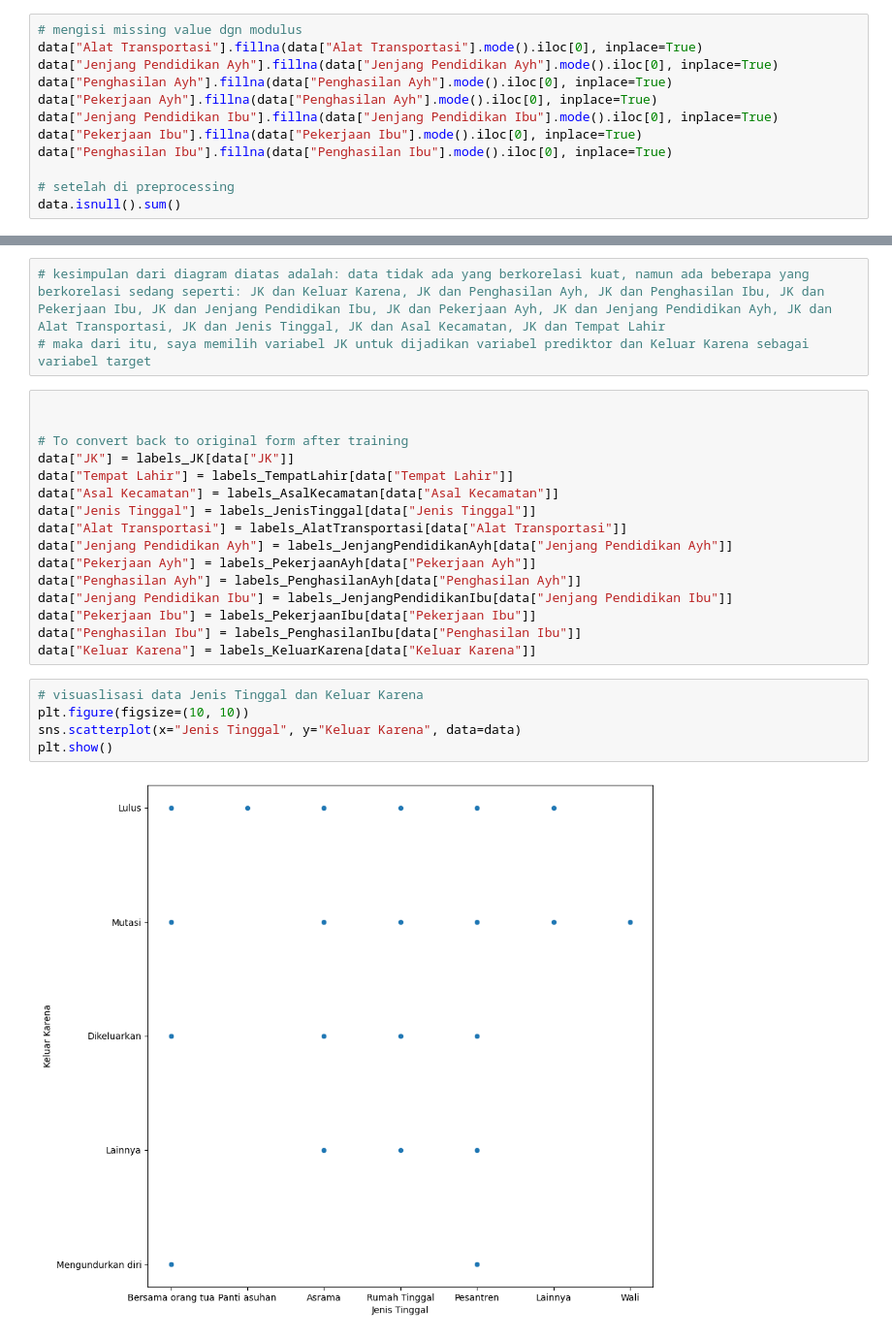
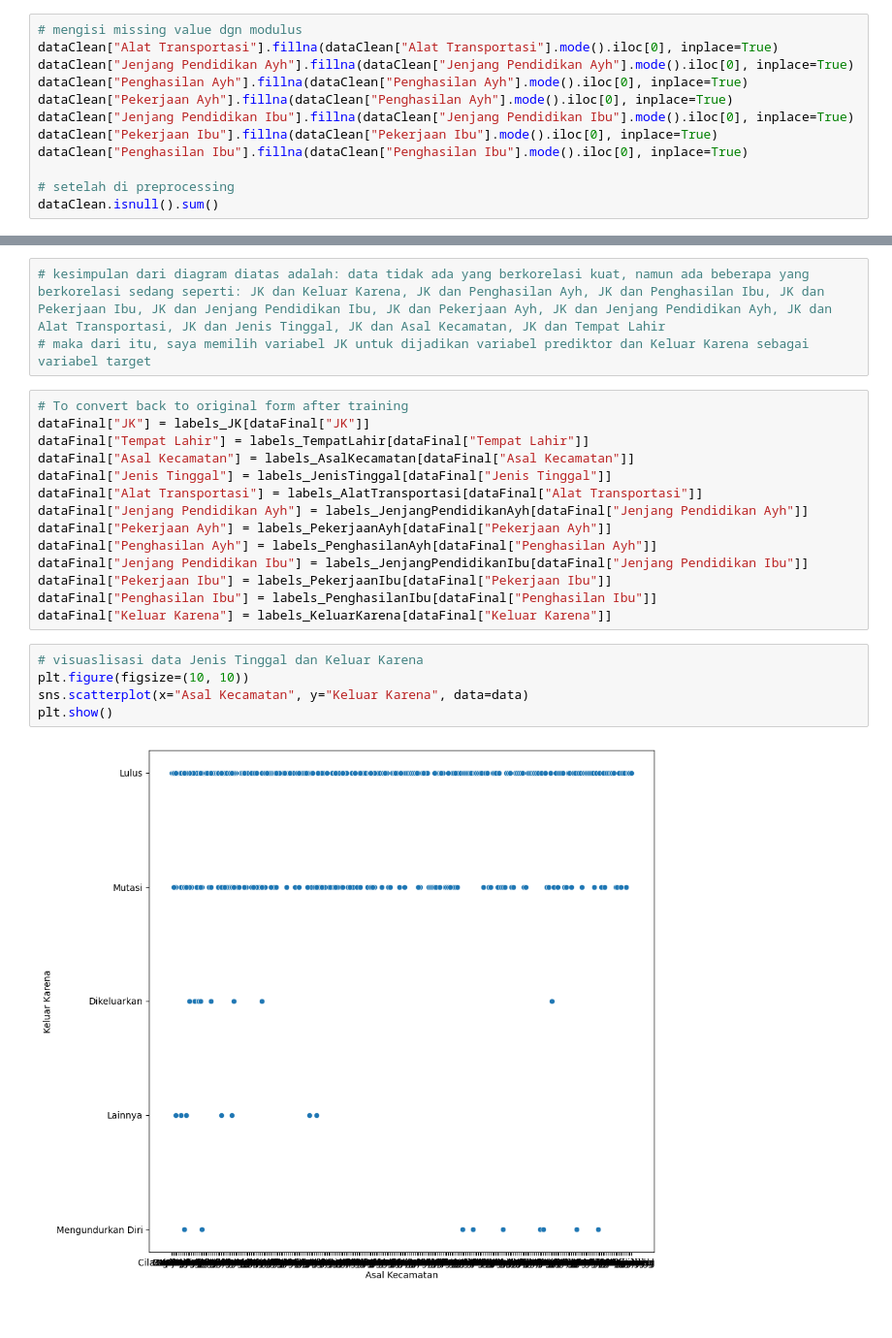
Before and after one commit to isnanramalia/klasifikasi-siswa-dropout, a Jupyter notebook: notebook.ipynb, the cells around one changed output, grey strips where cells are left out. Shown at 97% size. Cells and saved outputs as stored; diff of their text form.

```diff
--- a/notebook.ipynb
+++ b/notebook.ipynb
@@ -160,16 +186,16 @@ Keluar Karena             0
 dtype: int64
 # %%
 # mengisi missing value dgn modulus
-data["Alat Transportasi"].fillna(data["Alat Transportasi"].mode().iloc[0], inplace=True)
-data["Jenjang Pendidikan Ayh"].fillna(data["Jenjang Pendidikan Ayh"].mode().iloc[0], inplace=True)
-data["Penghasilan Ayh"].fillna(data["Penghasilan Ayh"].mode().iloc[0], inplace=True)
-data["Pekerjaan Ayh"].fillna(data["Penghasilan Ayh"].mode().iloc[0], inplace=True)
-data["Jenjang Pendidikan Ibu"].fillna(data["Jenjang Pendidikan Ibu"].mode().iloc[0], inplace=True)
-data["Pekerjaan Ibu"].fillna(data["Pekerjaan Ibu"].mode().iloc[0], inplace=True)
-data["Penghasilan Ibu"].fillna(data["Penghasilan Ibu"].mode().iloc[0], inplace=True)
+dataClean["Alat Transportasi"].fillna(dataClean["Alat Transportasi"].mode().iloc[0], inplace=True)
+dataClean["Jenjang Pendidikan Ayh"].fillna(dataClean["Jenjang Pendidikan Ayh"].mode().iloc[0], inplace=True)
+dataClean["Penghasilan Ayh"].fillna(dataClean["Penghasilan Ayh"].mode().iloc[0], inplace=True)
+dataClean["Pekerjaan Ayh"].fillna(dataClean["Penghasilan Ayh"].mode().iloc[0], inplace=True)
+dataClean["Jenjang Pendidikan Ibu"].fillna(dataClean["Jenjang Pendidikan Ibu"].mode().iloc[0], inplace=True)
+dataClean["Pekerjaan Ibu"].fillna(dataClean["Pekerjaan Ibu"].mode().iloc[0], inplace=True)
+dataClean["Penghasilan Ibu"].fillna(dataClean["Penghasilan Ibu"].mode().iloc[0], inplace=True)
 
 # setelah di preprocessing
-data.isnull().sum()
+dataClean.isnull().sum()
 # %% [output]
 JK                        0
 Tanggal Lahir             0
@@ -336,28 +353,26 @@ plt.show()
 # kesimpulan dari diagram diatas adalah: data tidak ada yang berkorelasi kuat, namun ada beberapa yang berkorelasi sedang seperti: JK dan Keluar Karena, JK dan Penghasilan Ayh, JK dan Penghasilan Ibu, JK dan Pekerjaan Ibu, JK dan Jenjang Pendidikan Ibu, JK dan Pekerjaan Ayh, JK dan Jenjang Pendidikan Ayh, JK dan Alat Transportasi, JK dan Jenis Tinggal, JK dan Asal Kecamatan, JK dan Tempat Lahir
 # maka dari itu, saya memilih variabel JK untuk dijadikan variabel prediktor dan Keluar Karena sebagai variabel target
 # %%
-
-
 # To convert back to original form after training
-data["JK"] = labels_JK[data["JK"]]
-data["Tempat Lahir"] = labels_TempatLahir[data["Tempat Lahir"]]
-data["Asal Kecamatan"] = labels_AsalKecamatan[data["Asal Kecamatan"]]
-data["Jenis Tinggal"] = labels_JenisTinggal[data["Jenis Tinggal"]]
-data["Alat Transportasi"] = labels_AlatTransportasi[data["Alat Transportasi"]]
-data["Jenjang Pendidikan Ayh"] = labels_JenjangPendidikanAyh[data["Jenjang Pendidikan Ayh"]]
-data["Pekerjaan Ayh"] = labels_PekerjaanAyh[data["Pekerjaan Ayh"]]
-data["Penghasilan Ayh"] = labels_PenghasilanAyh[data["Penghasilan Ayh"]]
-data["Jenjang Pendidikan Ibu"] = labels_JenjangPendidikanIbu[data["Jenjang Pendidikan Ibu"]]
-data["Pekerjaan Ibu"] = labels_PekerjaanIbu[data["Pekerjaan Ibu"]]
-data["Penghasilan Ibu"] = labels_PenghasilanIbu[data["Penghasilan Ibu"]]
-data["Keluar Karena"] = labels_KeluarKarena[data["Keluar Karena"]]
+dataFinal["JK"] = labels_JK[dataFinal["JK"]]
+dataFinal["Tempat Lahir"] = labels_TempatLahir[dataFinal["Tempat Lahir"]]
+dataFinal["Asal Kecamatan"] = labels_AsalKecamatan[dataFinal["Asal Kecamatan"]]
+dataFinal["Jenis Tinggal"] = labels_JenisTinggal[dataFinal["Jenis Tinggal"]]
+dataFinal["Alat Transportasi"] = labels_AlatTransportasi[dataFinal["Alat Transportasi"]]
+dataFinal["Jenjang Pendidikan Ayh"] = labels_JenjangPendidikanAyh[dataFinal["Jenjang Pendidikan Ayh"]]
+dataFinal["Pekerjaan Ayh"] = labels_PekerjaanAyh[dataFinal["Pekerjaan Ayh"]]
+dataFinal["Penghasilan Ayh"] = labels_PenghasilanAyh[dataFinal["Penghasilan Ayh"]]
+dataFinal["Jenjang Pendidikan Ibu"] = labels_JenjangPendidikanIbu[dataFinal["Jenjang Pendidikan Ibu"]]
+dataFinal["Pekerjaan Ibu"] = labels_PekerjaanIbu[dataFinal["Pekerjaan Ibu"]]
+dataFinal["Penghasilan Ibu"] = labels_PenghasilanIbu[dataFinal["Penghasilan Ibu"]]
+dataFinal["Keluar Karena"] = labels_KeluarKarena[dataFinal["Keluar Karena"]]
 # %%
 # visuaslisasi data Jenis Tinggal dan Keluar Karena
 plt.figure(figsize=(10, 10))
-sns.scatterplot(x="Jenis Tinggal", y="Keluar Karena", data=data)
+sns.scatterplot(x="Asal Kecamatan", y="Keluar Karena", data=data)
 plt.show()
 # %% [output]
-[figure, old version]
+[figure, new version]
 # %%
 # visualisasi data smk askha dgn menggunakan pie chart
 plt.figure(figsize=(10, 10))
```
Also changed, not shown: parts of 36 cells of this notebook, 8 other files.
